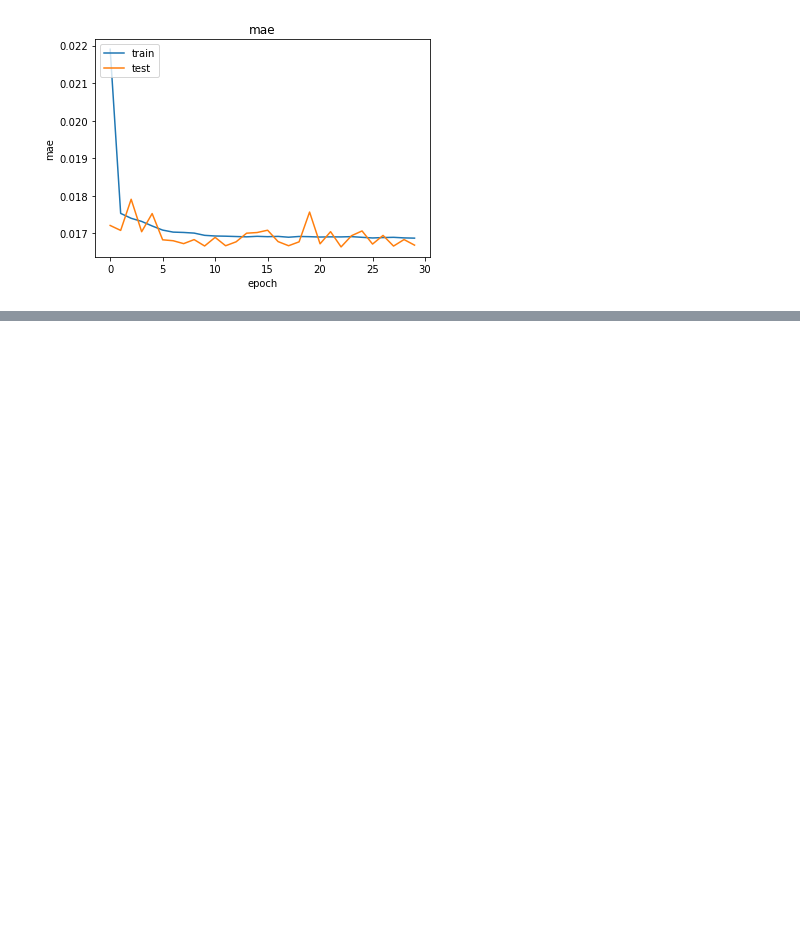
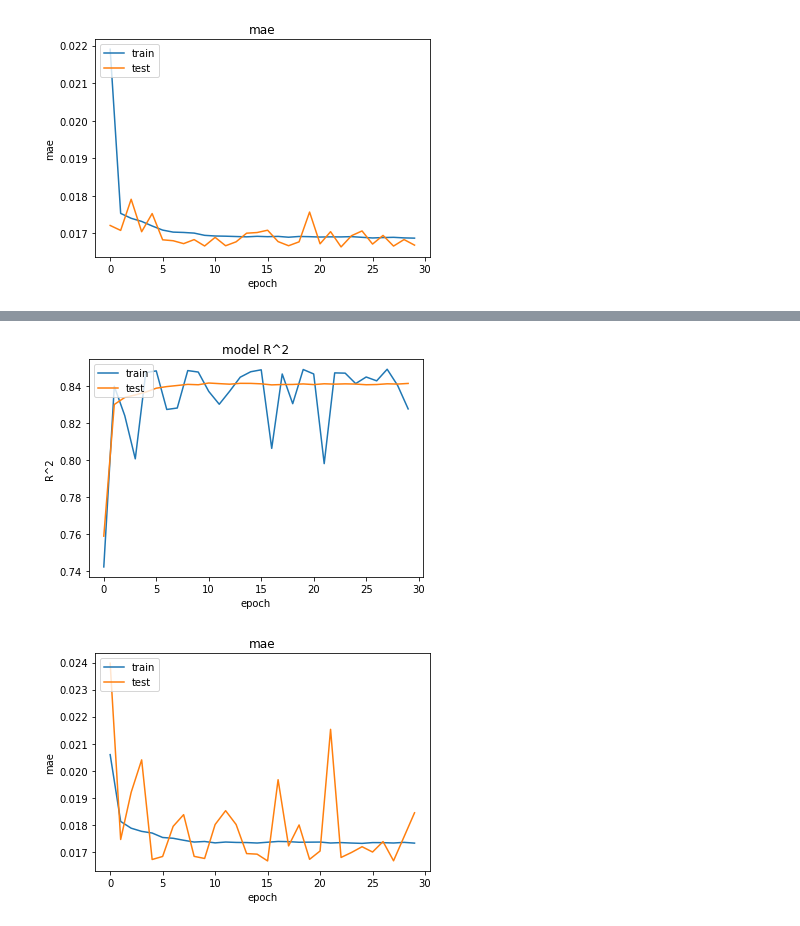
Before and after one commit to poteboy/capstone, a Jupyter notebook: work/regression.ipynb, the cells around one changed output, grey strips where cells are left out. Cells and saved outputs as stored; diff of their text form; code cells hidden in the pictures; blank space fills up the shorter version.

```diff
--- a/work/regression.ipynb
+++ b/work/regression.ipynb
@@ -379,0 +384,21 @@ Epoch 7/30
+# %%
+# plot training curve for R^2 (beware of scale, starts very low negative)
+plt.plot(log.history['val_r_square'])
+plt.plot(log.history['r_square'])
+plt.title('model R^2')
+plt.ylabel('R^2')
+plt.xlabel('epoch')
+plt.legend(['train', 'test'], loc='upper left')
+plt.show()
+
+# plot training curve for rmse
+plt.plot(log.history['mae'])
+plt.plot(log.history['val_mae'])
+plt.title('mae')
+plt.ylabel('mae')
+plt.xlabel('epoch')
+plt.legend(['train', 'test'], loc='upper left')
+plt.show()
+# %% [output]
+[figure, added]
+[figure, added]
```
Also changed, not shown: parts of 3 cells of this notebook.
